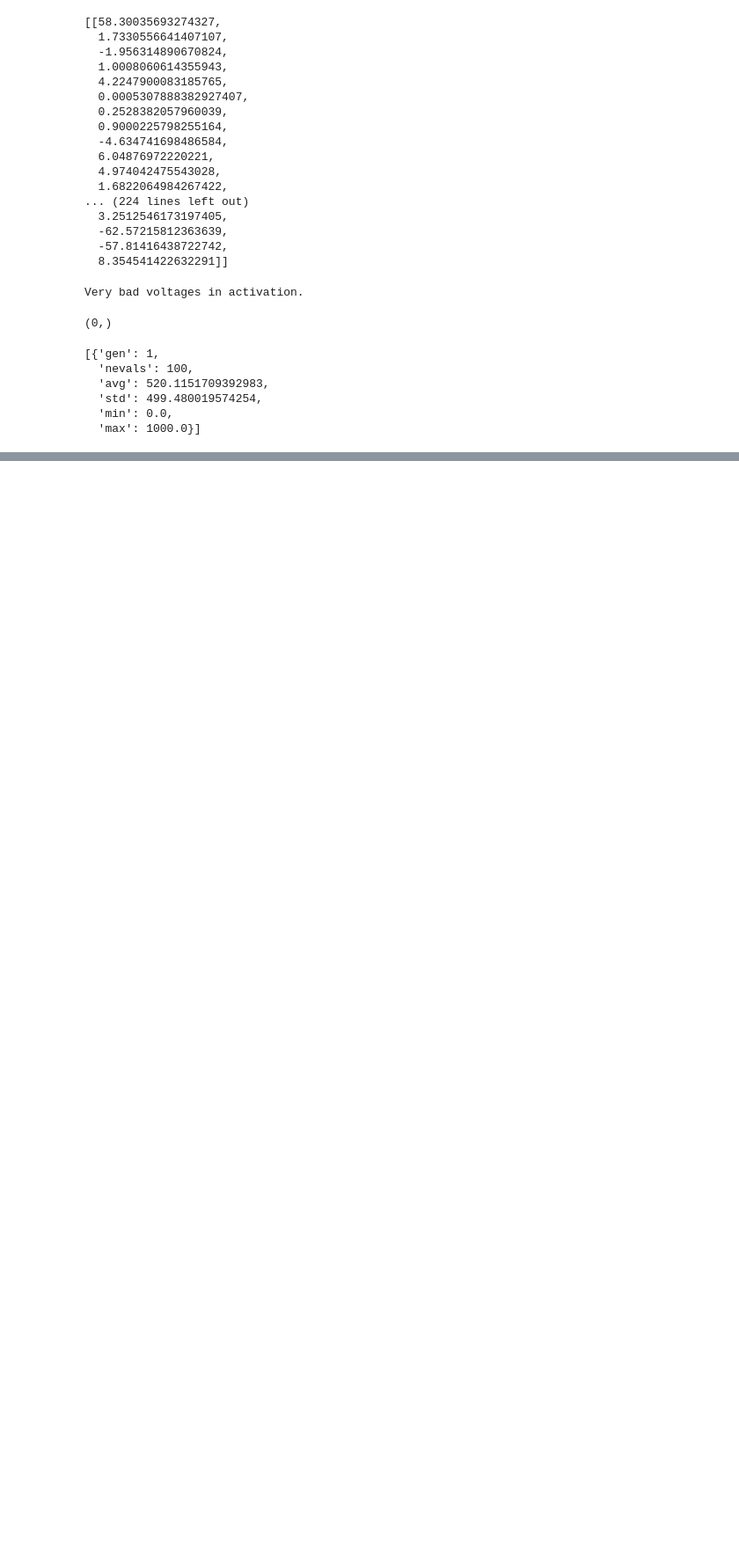
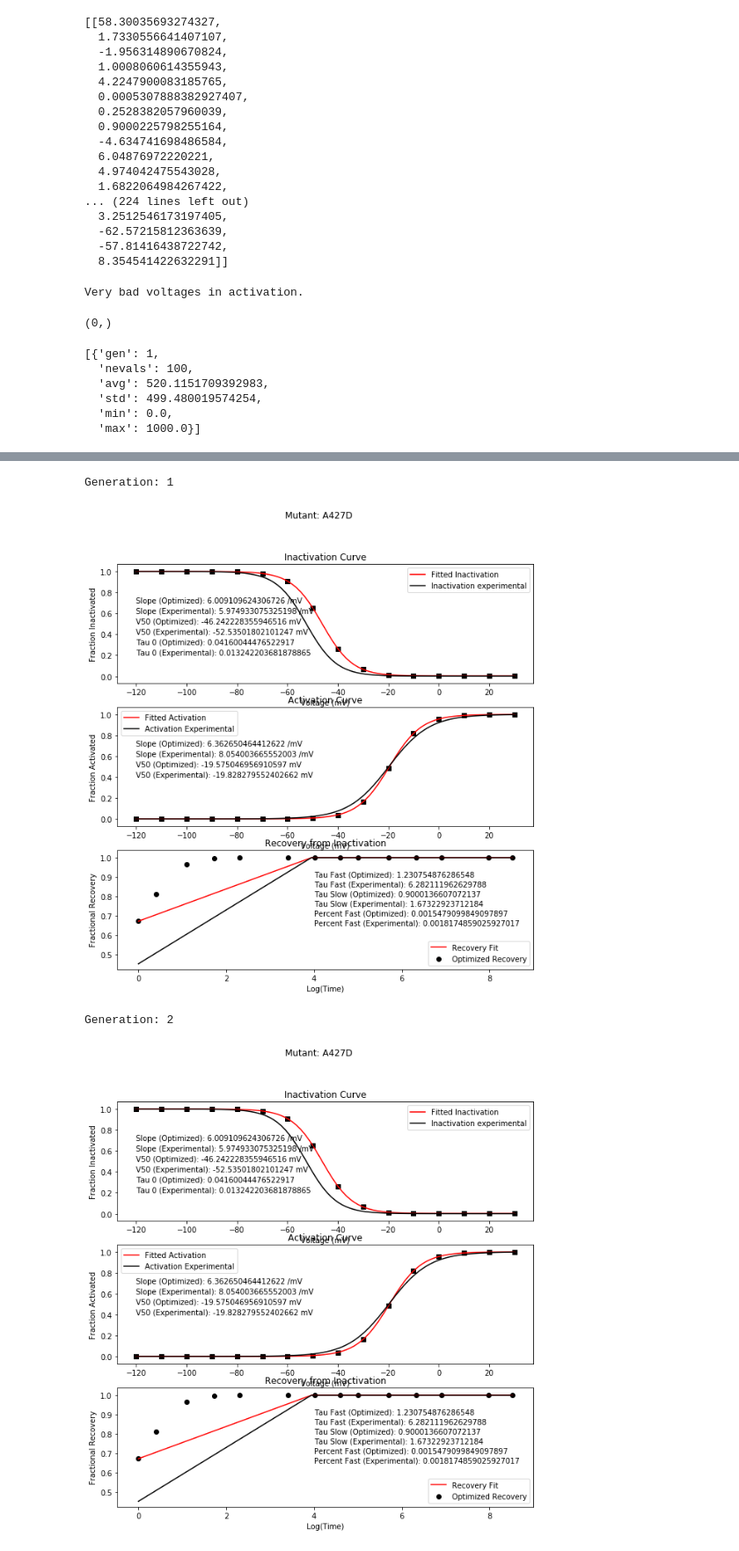
Before and after one commit to roybens/SimulatingVariants, a Jupyter notebook: Optimization with New Protocol.ipynb, the cells around one changed output, grey strips where cells are left out. Shown at 88% size. Cells and saved outputs as stored; diff of their text form; code cells hidden in the pictures; blank space fills up the shorter version.

Commit message:
Finished plotting

```diff
--- a/Optimization with New Protocol.ipynb
+++ b/Optimization with New Protocol.ipynb
@@ -201,0 +153,9 @@ len(rec_inact_tau_vec)
+# %%
+for i in range(1, 26):
+    print('Generation: ' + str(i))
+    evaluator.plot_data(best_indvs[i - 1], 'A427D')
+# %% [output]
+Generation: 1
+[figure, added]
+Generation: 2
+[figure, added]
```
Also changed, not shown: parts of 12 cells of this notebook, 7 other files.
